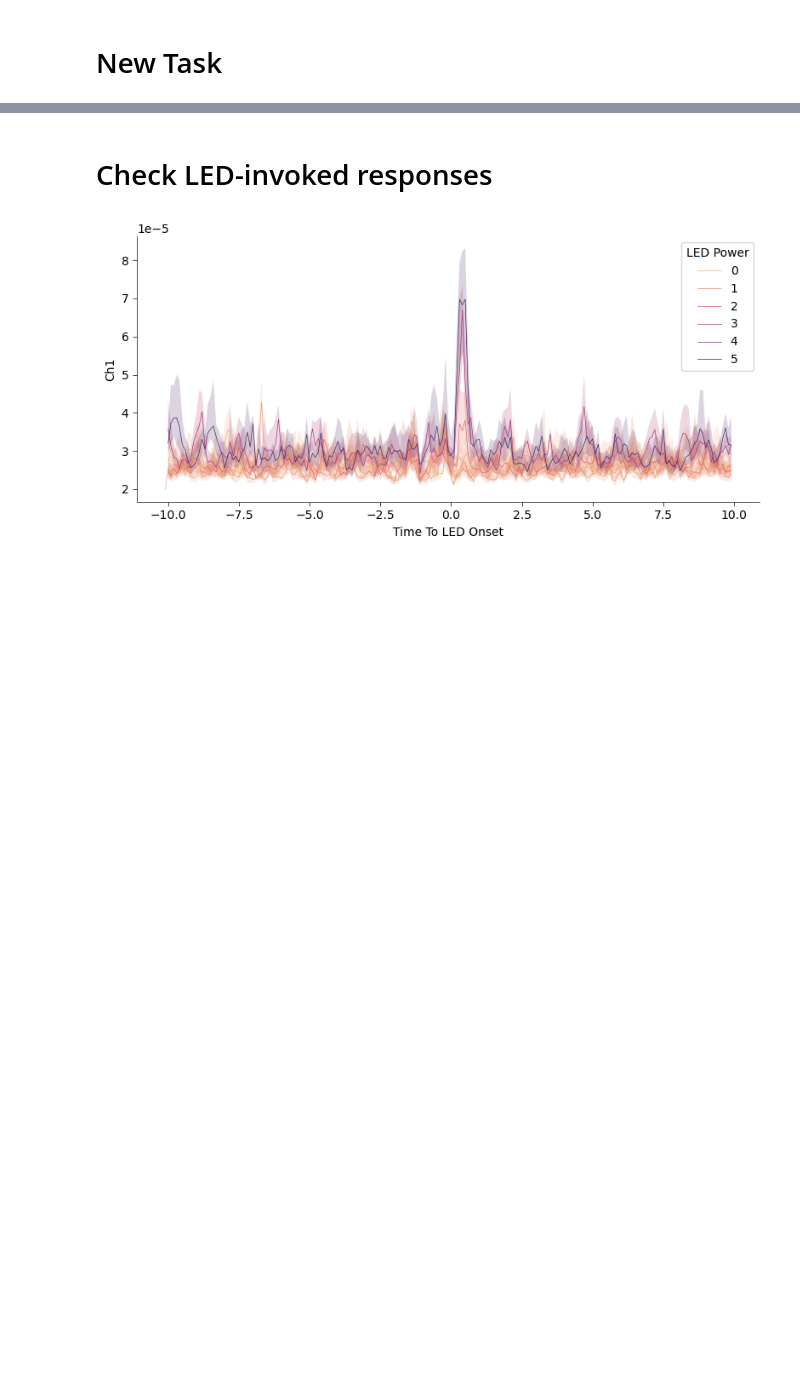
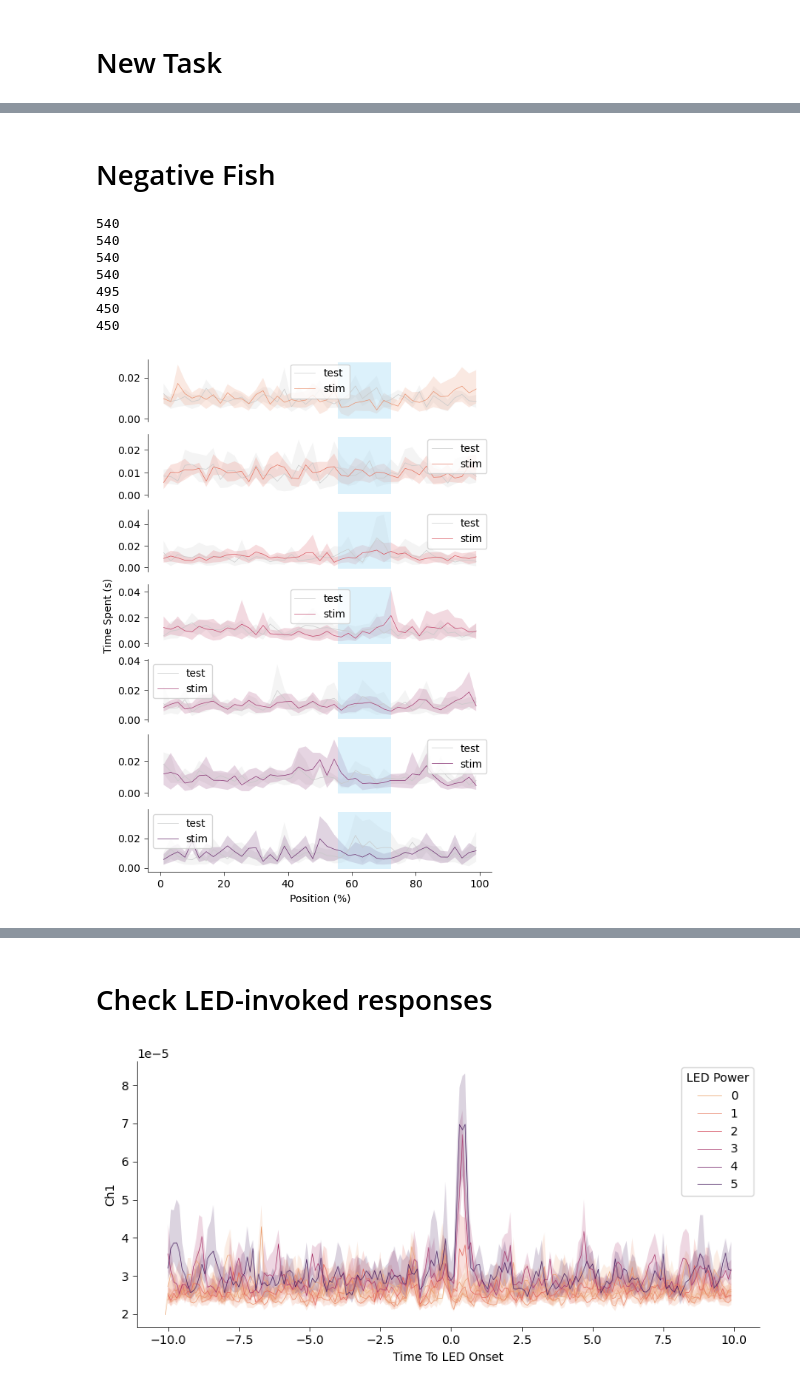
Before and after one commit to YAO-Shuyang/ZFishAnalysis, a Jupyter notebook: figure/Fig5009 - Dat Line Optogenetic.ipynb, the cells around one changed output, grey strips where cells are left out. Cells and saved outputs as stored; diff of their text form; code cells hidden in the pictures; blank space fills up the shorter version.

```diff
--- a/figure/Fig5009 - Dat Line Optogenetic.ipynb
+++ b/figure/Fig5009 - Dat Line Optogenetic.ipynb
@@ -120,0 +319,41 @@ AttributeError: Line2D.set() got an unexpected keyword argument 'err_kw'
+# %% [markdown]
+# Negative Fish
+# %%
+fig, axes = plt.subplots(nrows=7, ncols=1, figsize=(6, 9))
+colors = sns.color_palette("flare", 7)
+led_powers = [0, 0.2, 0.5, 0.8, 1.5, 3.0, 5.0]
+for i, ax in enumerate(axes):
+    if i == 6:
+        ax = Clear_Axes(ax, close_spines = ['top', 'right'], ifxticks=True, ifyticks=True)
+    else:
+        ax = Clear_Axes(ax, close_spines = ['top', 'right', 'bottom'], ifyticks=True)
+    idx = np.where((data["LED Power"] >= led_powers[i] - 1e-3) & (data["LED Power"] < led_powers[i] + 1e-3) & (data["Group"] == "Negative"))[0]
+    print(idx.shape[0])
+    sns.lineplot(
+        x=data["Pos"][idx],
+        y=data["Time"][idx],
+        hue=data["Label"][idx],
+        ax=ax,
+        palette=["#c9caca", colors[i]],
+        hue_order=["test", "stim"],
+        linewidth=0.5,
+        err_kws={"edgecolor": None}
+    )
+    ax.fill_betweenx(ax.get_ylim(), 500/9, 1300/18, color="#a9dcf5", alpha=0.4, edgecolor=None)
+    ax.set_xlabel("Position (%)")
+    if i==3:
+        ax.set_ylabel("Time Spent (s)")
+    else:
+        ax.set_ylabel("")
+plt.savefig(os.path.join(loc, "time_spent_by_pos [Negative Fish].png"), dpi=300)
+plt.savefig(os.path.join(loc, "time_spent_by_pos [Negative Fish].svg"), dpi=300)
+plt.show()
+# %% [output]
+540
+540
+540
+540
+495
+450
+450
+[figure, added]
```
Also changed, not shown: parts of 13 cells of this notebook, 7 other files.
